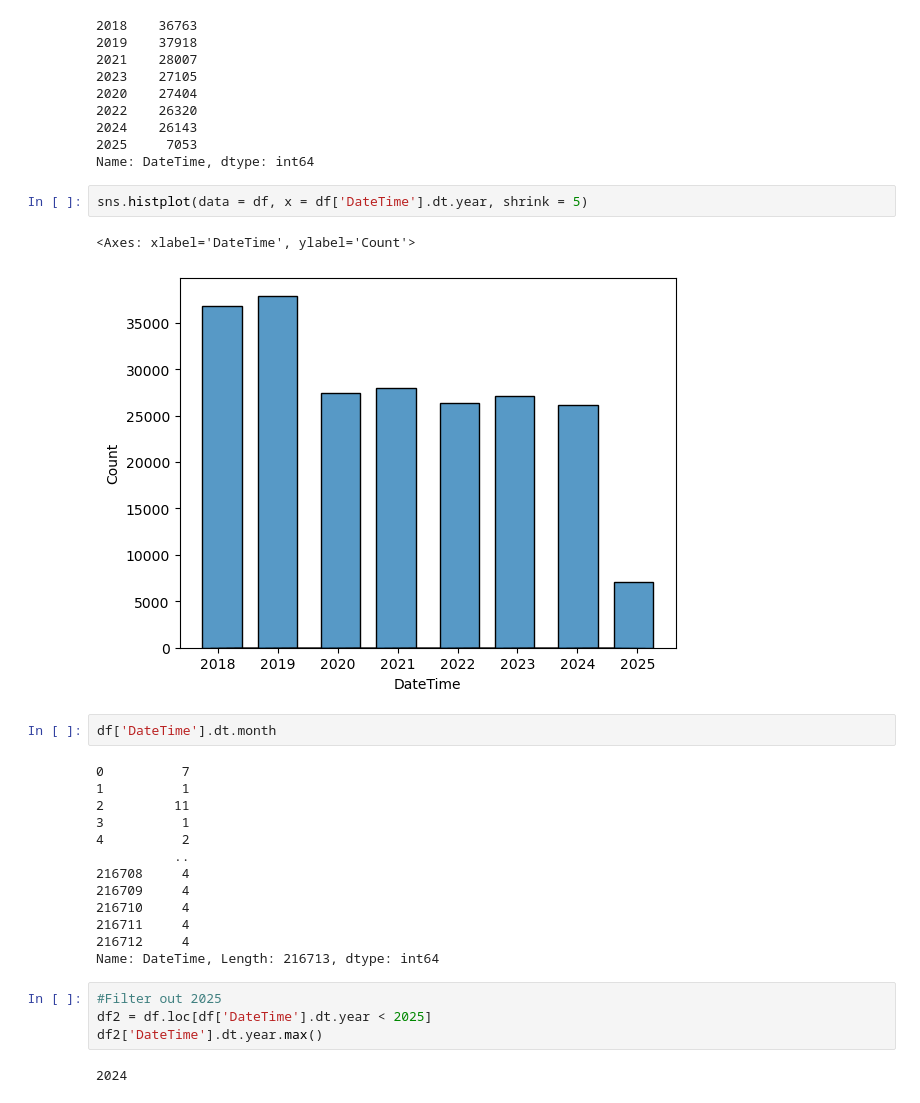
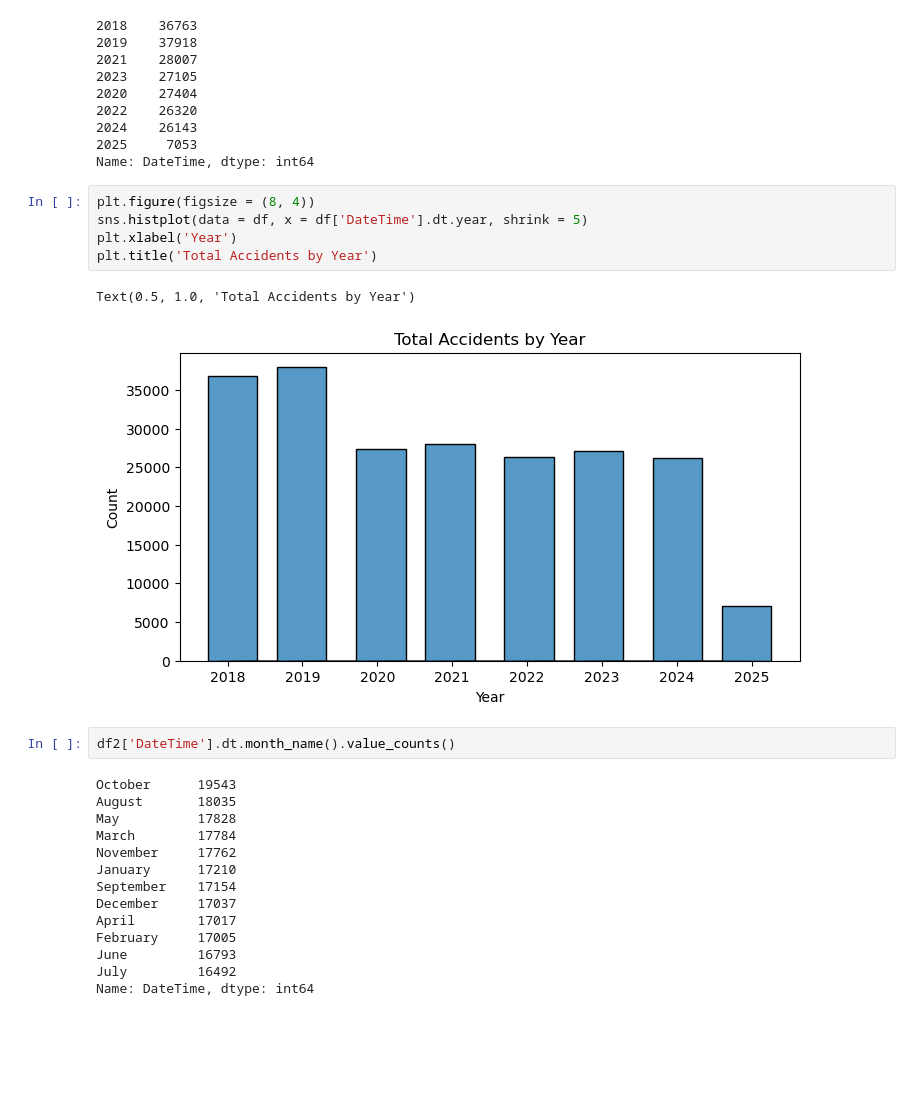
Before and after one commit to essetetsahai/nashville_traffic, a Jupyter notebook: notebooks/traffic_notebook.ipynb, the cells around one changed output. Cells and saved outputs as stored; diff of their text form; blank space fills up the shorter version.

Commit message:
time-based analysis

```diff
--- a/notebooks/traffic_notebook.ipynb
+++ b/notebooks/traffic_notebook.ipynb
@@ -287,29 +287,27 @@ df['DateTime'].dt.year.value_counts(dropna = False, sort = False)
 2025     7053
 Name: DateTime, dtype: int64
 # %%
+plt.figure(figsize = (8, 4))
 sns.histplot(data = df, x = df['DateTime'].dt.year, shrink = 5)
+plt.xlabel('Year')
+plt.title('Total Accidents by Year')
 # %% [output]
-<Axes: xlabel='DateTime', ylabel='Count'>
+Text(0.5, 1.0, 'Total Accidents by Year')
-[figure, old version]
+[figure, new version]
 # %%
-df['DateTime'].dt.month
+df2['DateTime'].dt.month_name().value_counts()
 # %% [output]
-0          7
-1          1
-2         11
-3          1
-4          2
-          ..
-216708     4
-216709     4
-216710     4
-216711     4
-216712     4
-Name: DateTime, Length: 216713, dtype: int64
+October      19543
+August       18035
+May          17828
+March        17784
+November     17762
+January      17210
+September    17154
+December     17037
+April        17017
+February     17005
+June         16793
+July         16492
+Name: DateTime, dtype: int64
-# %%
-#Filter out 2025
-df2 = df.loc[df['DateTime'].dt.year < 2025]
-df2['DateTime'].dt.year.max()
-# %% [output]
-2024
 # %%
```
Also changed, not shown: parts of 24 cells of this notebook.
